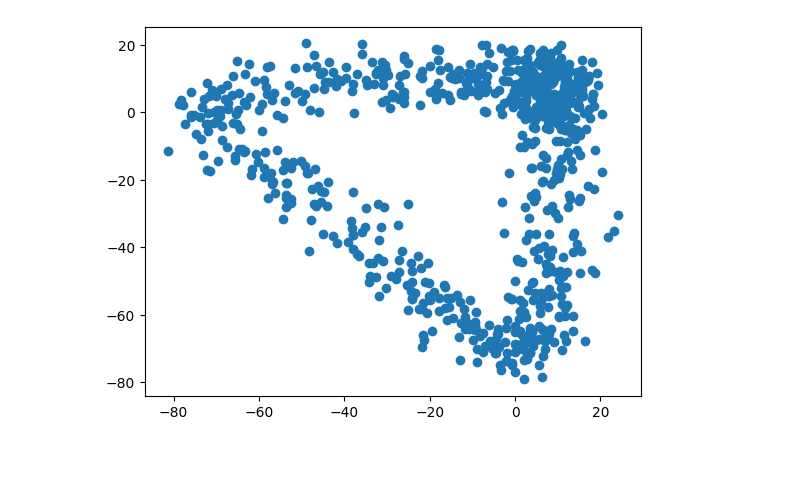
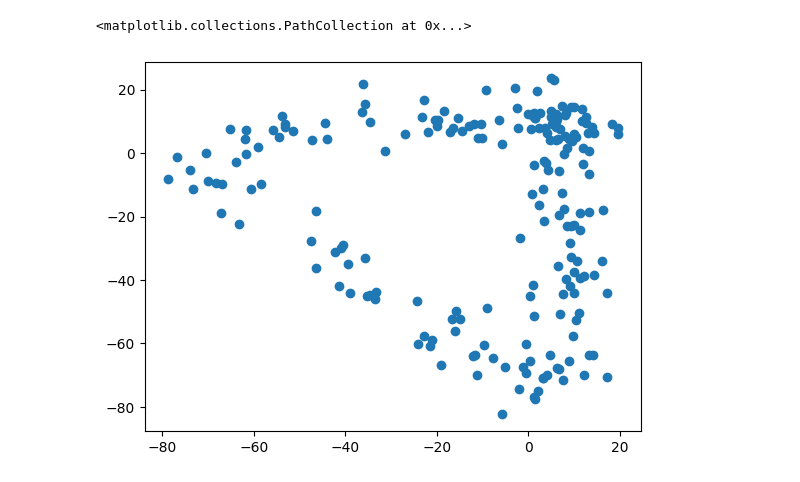
Before and after one commit to Ludovico-Iannello/ML-project, a Jupyter notebook: MLP-CUP.ipynb, the cells around one changed output. Cells and saved outputs as stored; diff of their text form; code cells hidden in the pictures.

```diff
--- a/MLP-CUP.ipynb
+++ b/MLP-CUP.ipynb
@@ -19,16 +20,28 @@ target=train_set[train_set.columns[-3:]]
 # %%
 x_train, x_test, y_train, y_test = train_test_split(input, target, test_size=0.2, random_state=0, shuffle=True)
 
-x=np.array(y_train[11].astype(np.float64))
-y=np.array(y_train[12].astype(np.float64))
-z=np.array(y_train[13].astype(np.float64))
+x=np.array(y_test[11].astype(np.float64))
+y=np.array(y_test[12].astype(np.float64))
+z=np.array(y_test[13].astype(np.float64))
 
-#ax = plt.axes(projection='3d')
-#ax.plot(x, y, z, linestyle='', marker='.')
+x_train=x_train.astype(np.float64)
+y_train=y_train.astype(np.float64)
+x_test=x_test.astype(np.float64)
+y_test=y_test.astype(np.float64)
+'''
+scaler = StandardScaler()
+x_train = scaler.fit_transform(x_train)
+y_train = scaler.fit_transform(y_train)
+x_test = scaler.fit_transform(x_test)
+y_test = scaler.fit_transform(y_test)
+'''
+def MEE(x, y):
+    return np.mean(np.linalg.norm(x - y, 2, axis=1))
+
 plt.scatter(x,y)
-plt.show()
 # %% [output]
+<matplotlib.collections.PathCollection at 0x...>
-[figure, old version]
+[figure, new version]
 # %%
 estimator_MLP = MLPRegressor()
 
```
Also changed, not shown: parts of 7 cells of this notebook, 7 other files.
